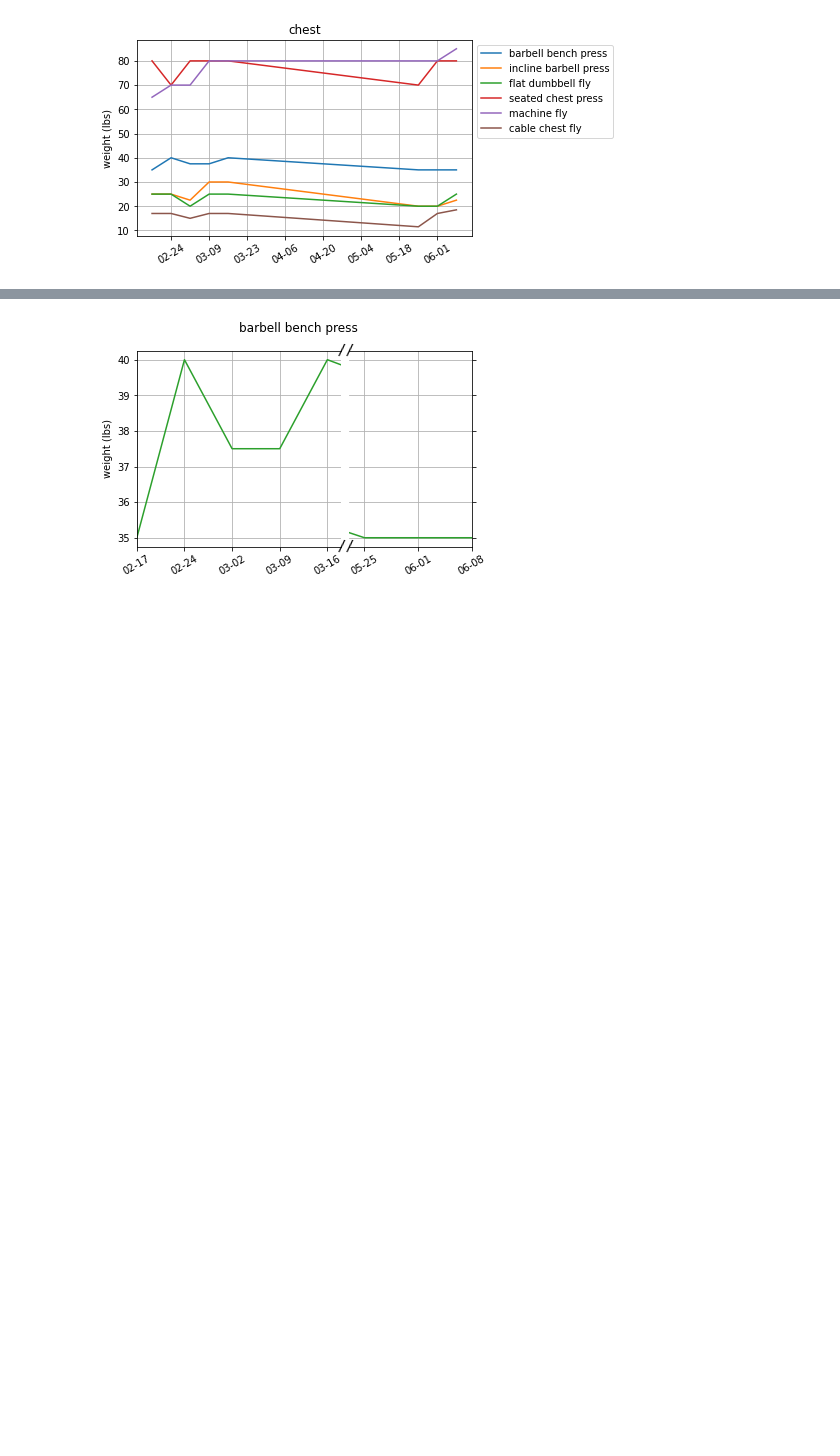
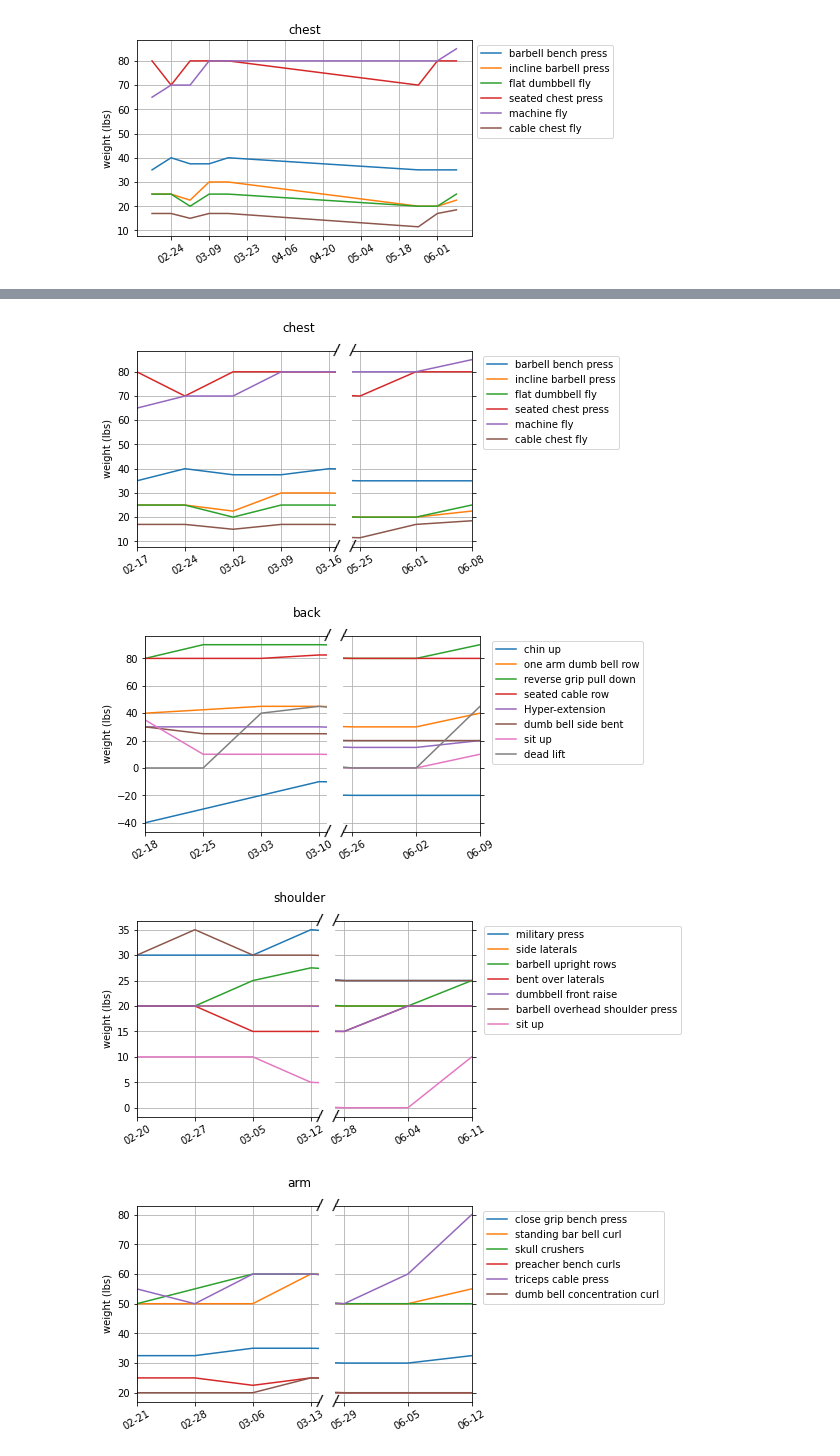
Before and after one commit to zhaoyi3264/goodbye-impotence, a Jupyter notebook: visualization.ipynb, the cells around one changed output, grey strips where cells are left out. Drawn from its saved outputs; the diff is of its cells as text; code cells hidden in the pictures; blank space fills up the shorter version.

```diff
--- a/visualization.ipynb
+++ b/visualization.ipynb
@@ -103,5 +112,0 @@ show_in_single_figure_broken('chest.csv', MO)
-# %%
-files = ['chest.csv', 'back.csv', 'shoulder.csv', 'arm.csv', 'leg.csv']
-weekdays = [MO, TU, TH, FR, SA]
-for file, byweekday in zip(files, weekdays):
-    show_in_single_figure_broken(file, byweekday)
@@ -128,14 +113,8 @@ data
-# %%
-fig, ax0, ax1 = subplots_broken(data, MO)
-
-move = 'barbell bench press'
-color = 'tab:green'
-data[move].plot(ax=ax0, color=color)
-data[move].plot(ax=ax1, color=color)
-
-fig.autofmt_xdate(ha='center')
-fig.suptitle(move)
-ax0.grid(True)
-ax1.grid(True)
-# %% [output]
-[figure, removed]
+# %%
+for file in files:
+    show_in_single_figure_broken(file)
+# %% [output]
+[figure, added]
+[figure, added]
+[figure, added]
+[figure, added]
```
Also changed, not shown: parts of 11 cells of this notebook, 11 other files.
